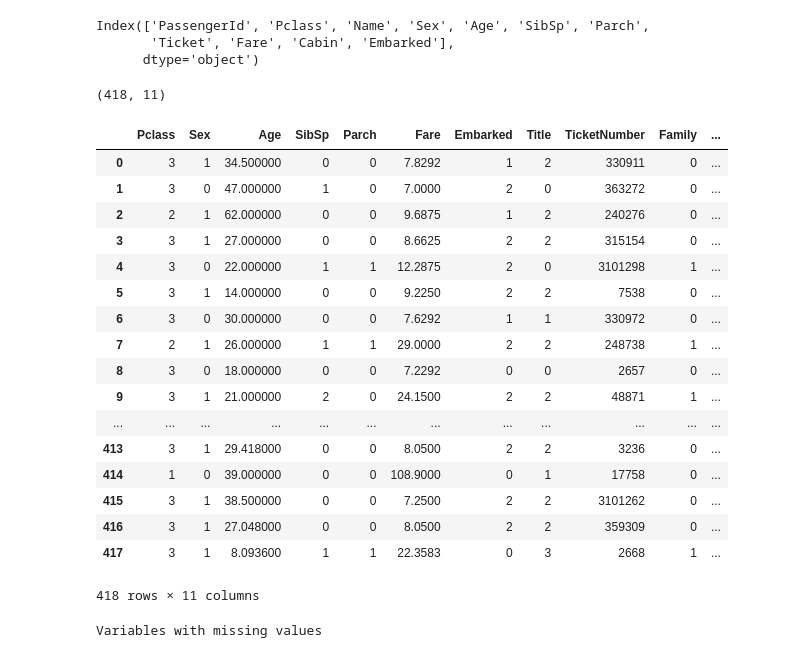
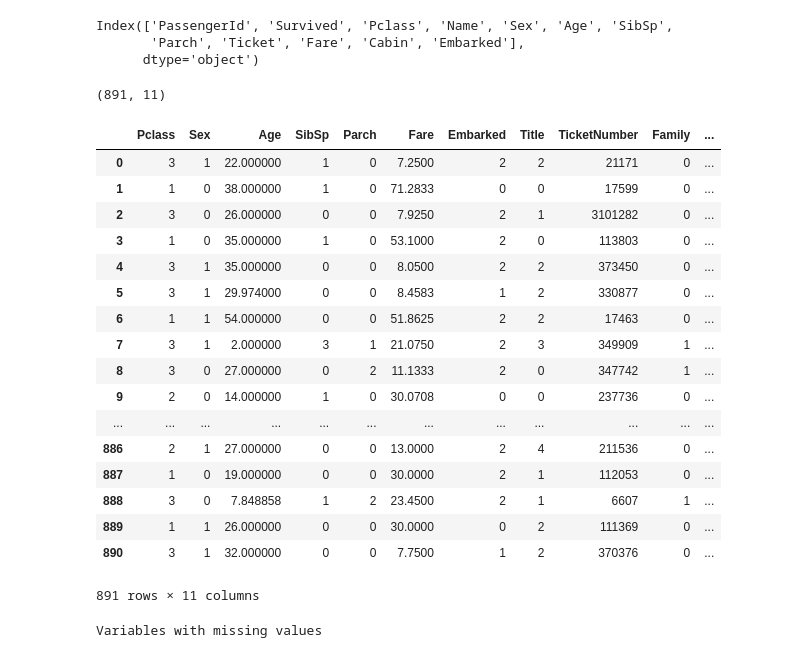
Before and after one commit to akulapa/Data622-HW2, a Jupyter notebook: EDA01.ipynb, the cells around one changed output. Cells and saved outputs as stored; diff of their text form; code cells hidden in the pictures.

```diff
--- a/EDA01.ipynb
+++ b/EDA01.ipynb
@@ -15,7 +15,7 @@ from sklearn.base import BaseEstimator, TransformerMixin
 from sklearn.pipeline import Pipeline
 # %%
 #Load dataset
-train = pd.read_csv('https://raw.githubusercontent.com/akulapa/Data622-HW2/master/test.csv')
+train = pd.read_csv('https://raw.githubusercontent.com/akulapa/Data622-HW2/master/train.csv')
 # %%
 train.columns
 # %% [output]
@@ -34,9 +34,12 @@ train.head()
 # %%
 train.columns
 # %% [output]
-Index(['PassengerId', 'Pclass', 'Name', 'Sex', 'Age', 'SibSp', 'Parch',
-       'Ticket', 'Fare', 'Cabin', 'Embarked'],
+Index(['PassengerId', 'Survived', 'Pclass', 'Name', 'Sex', 'Age', 'SibSp',
+       'Parch', 'Ticket', 'Fare', 'Cabin', 'Embarked'],
       dtype='object')
+# %%
+X_train = train.drop('Survived', axis=1)
+y_train = train['Survived']
 # %%
 class derivedColumns(BaseEstimator, TransformerMixin):
     def __init__(self, columns):
@@ -148,6 +151,14 @@ class imputeColumns(BaseEstimator, TransformerMixin):
                     df['Fare'] = df['Fare'].fillna(float(fareMedian))
                 if column == 'Deck':
                     df['Deck'] = df['Deck'].fillna('U')
+                if column == 'TicketNumber':
+                    #Get median value
+                    #Replace missing ticketNumber by median values
+                    ticketMedian = df[df['TicketNumber'].notnull()].TicketNumber.median()
+                    df['TicketNumber'] = df['TicketNumber'].fillna(int(ticketMedian))
+                if column == 'Embarked':
+                    #As fare matches the average fare impute missing value with 'C'
+                    df['Embarked'] = df['Embarked'].fillna('C')
                 if column == 'Age':
 
                     #Convet values into numeric categorical values
@@ -172,18 +183,18 @@ class imputeColumns(BaseEstimator, TransformerMixin):
                     test_age = df.loc[(df.Age.isnull())]
 
                     #Seperate X and y values for training dataset
-                    X_train = train_age.drop('Age', axis=1).values
-                    y_train = train_age['Age'].values
+                    X_age_train = train_age.drop('Age', axis=1).values
+                    y_age_train = train_age['Age'].values
 
                     #As we will imputing missing Age values, drop the column from test dataset
-                    X_test = test_age.drop('Age', axis=1).values
+                    X_age_test = test_age.drop('Age', axis=1).values
 
                     #Lets use all parameters as default, with number trees as 500 in random forest regressor
                     ramdomForest = RandomForestRegressor(n_estimators=500, n_jobs=-1)
-                    ramdomForest.fit(X_train, y_train)
+                    ramdomForest.fit(X_age_train, y_age_train)
 
                     #Predict the missing values
-                    predictedAges = ramdomForest.predict(X_test)
+                    predictedAges = ramdomForest.predict(X_age_test)
 
                     #Apply to the dataset
                     df.loc[(df.Age.isnull()), 'Age'] = predictedAges
@@ -193,38 +204,38 @@ class imputeColumns(BaseEstimator, TransformerMixin):
 # %%
 derived_cols = ['Name', 'Ticket', 'Family', 'Deck']
 elmi_cols = ['Name', 'Ticket', 'Cabin', 'PassengerId']
-imp_cols = ['Title', 'Fare', 'Deck', 'Age']
+imp_cols = ['Title', 'Fare', 'Deck', 'TicketNumber','Embarked','Age']
 
 pipeline = Pipeline([
 
     ('d_cols', derivedColumns( derived_cols )),
     ('e_cols', eliminateColumns( elmi_cols )),
-    ('i_cols', imputeColumns( imp_cols ))
+    ('i_cols', imputeColumns( imp_cols )),
 ])
 # %%
-A=pipeline.fit_transform(train)
+A=pipeline.fit_transform(X_train)
 print(A.shape)
 A
 # %% [output]
-(418, 11)
+(891, 11)
 |  | Pclass | Sex | Age | SibSp | Parch | Fare | Embarked | Title | TicketNumber | Family | ... |
-| 0 | 3 | 1 | 34.500000 | 0 | 0 | 7.8292 | 1 | 2 | 330911 | 0 | ... |
-| 1 | 3 | 0 | 47.000000 | 1 | 0 | 7.0000 | 2 | 0 | 363272 | 0 | ... |
-| 2 | 2 | 1 | 62.000000 | 0 | 0 | 9.6875 | 1 | 2 | 240276 | 0 | ... |
-| 3 | 3 | 1 | 27.000000 | 0 | 0 | 8.6625 | 2 | 2 | 315154 | 0 | ... |
-| 4 | 3 | 0 | 22.000000 | 1 | 1 | 12.2875 | 2 | 0 | 3101298 | 1 | ... |
-| 5 | 3 | 1 | 14.000000 | 0 | 0 | 9.2250 | 2 | 2 | 7538 | 0 | ... |
-| 6 | 3 | 0 | 30.000000 | 0 | 0 | 7.6292 | 1 | 1 | 330972 | 0 | ... |
-| 7 | 2 | 1 | 26.000000 | 1 | 1 | 29.0000 | 2 | 2 | 248738 | 1 | ... |
-| 8 | 3 | 0 | 18.000000 | 0 | 0 | 7.2292 | 0 | 0 | 2657 | 0 | ... |
-| 9 | 3 | 1 | 21.000000 | 2 | 0 | 24.1500 | 2 | 2 | 48871 | 1 | ... |
+| 0 | 3 | 1 | 22.000000 | 1 | 0 | 7.2500 | 2 | 2 | 21171 | 0 | ... |
+| 1 | 1 | 0 | 38.000000 | 1 | 0 | 71.2833 | 0 | 0 | 17599 | 0 | ... |
+| 2 | 3 | 0 | 26.000000 | 0 | 0 | 7.9250 | 2 | 1 | 3101282 | 0 | ... |
+| 3 | 1 | 0 | 35.000000 | 1 | 0 | 53.1000 | 2 | 0 | 113803 | 0 | ... |
+| 4 | 3 | 1 | 35.000000 | 0 | 0 | 8.0500 | 2 | 2 | 373450 | 0 | ... |
+| 5 | 3 | 1 | 29.974000 | 0 | 0 | 8.4583 | 1 | 2 | 330877 | 0 | ... |
+| 6 | 1 | 1 | 54.000000 | 0 | 0 | 51.8625 | 2 | 2 | 17463 | 0 | ... |
+| 7 | 3 | 1 | 2.000000 | 3 | 1 | 21.0750 | 2 | 3 | 349909 | 1 | ... |
+| 8 | 3 | 0 | 27.000000 | 0 | 2 | 11.1333 | 2 | 0 | 347742 | 1 | ... |
+| 9 | 2 | 0 | 14.000000 | 1 | 0 | 30.0708 | 0 | 0 | 237736 | 0 | ... |
 | ... | ... | ... | ... | ... | ... | ... | ... | ... | ... | ... | ... |
-| 413 | 3 | 1 | 29.418000 | 0 | 0 | 8.0500 | 2 | 2 | 3236 | 0 | ... |
-| 414 | 1 | 0 | 39.000000 | 0 | 0 | 108.9000 | 0 | 1 | 17758 | 0 | ... |
-| 415 | 3 | 1 | 38.500000 | 0 | 0 | 7.2500 | 2 | 2 | 3101262 | 0 | ... |
-| 416 | 3 | 1 | 27.048000 | 0 | 0 | 8.0500 | 2 | 2 | 359309 | 0 | ... |
-| 417 | 3 | 1 | 8.093600 | 1 | 1 | 22.3583 | 0 | 3 | 2668 | 1 | ... |
+| 886 | 2 | 1 | 27.000000 | 0 | 0 | 13.0000 | 2 | 4 | 211536 | 0 | ... |
+| 887 | 1 | 0 | 19.000000 | 0 | 0 | 30.0000 | 2 | 1 | 112053 | 0 | ... |
+| 888 | 3 | 0 | 7.848858 | 1 | 2 | 23.4500 | 2 | 1 | 6607 | 1 | ... |
+| 889 | 1 | 1 | 26.000000 | 0 | 0 | 30.0000 | 0 | 2 | 111369 | 0 | ... |
+| 890 | 3 | 1 | 32.000000 | 0 | 0 | 7.7500 | 1 | 2 | 370376 | 0 | ... |
-418 rows × 11 columns
+891 rows × 11 columns
 # %%
 print("Variables with missing values")
 A.isnull().sum()
```
Also changed, not shown: parts of 3 cells of this notebook.
